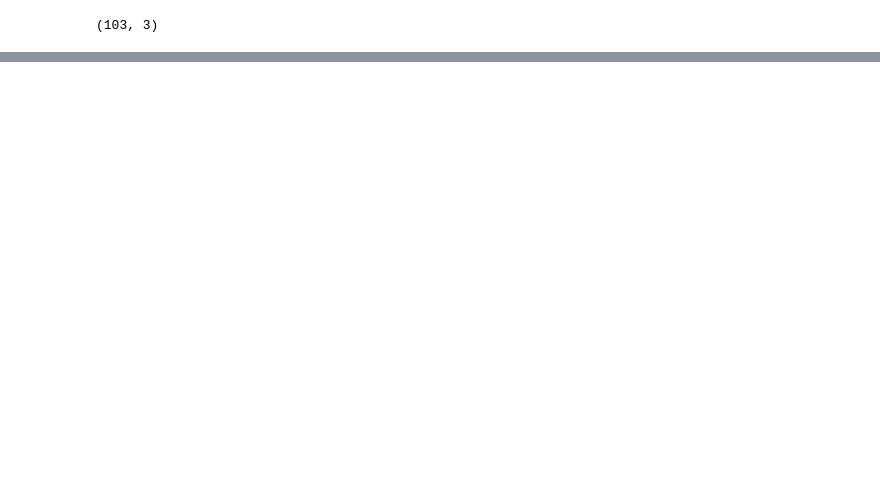
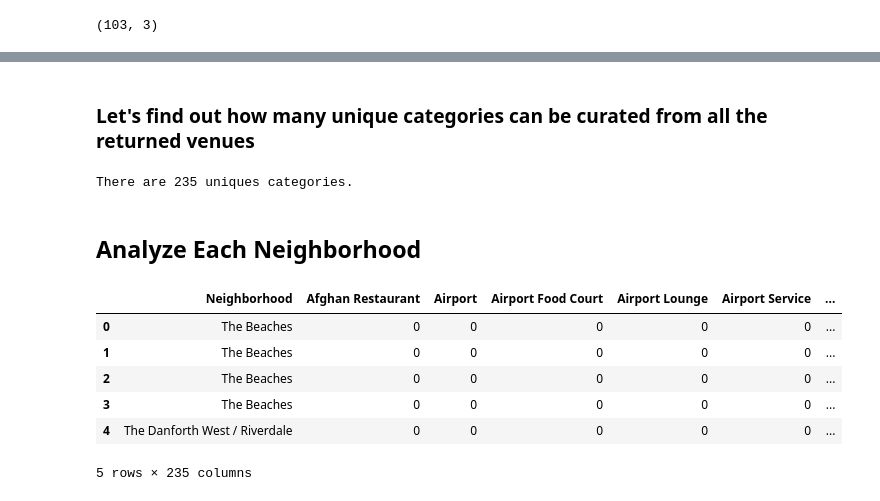
Before and after one commit to dmay13/Coursera_Capstone, a Jupyter notebook: Week 3 Part 1.ipynb, the cells around one changed output, grey strips where cells are left out. Drawn from its saved outputs; the diff is of its cells as text; code cells hidden in the pictures; blank space fills up the shorter version.

```diff
--- a/Week 3 Part 1.ipynb
+++ b/Week 3 Part 1.ipynb
@@ -146,0 +225,4 @@ neighborhoods.shape
+# %%
+# Explore and cluster the neighborhoods in Toronto. Working with only boroughs that contain the word Toronto
+neigh_latlong = neigh_latlong[neigh_latlong['Borough'].str.contains("Toronto", case=False)]
+neigh_latlong.head()
@@ -146,0 +352,25 @@ neighborhoods.shape
+# %% [markdown]
+### Let's find out how many unique categories can be curated from all the returned venues
+# %%
+print('There are {} uniques categories.'.format(len(toronto_venues['Venue Category'].unique())))
+# %% [output]
+There are 235 uniques categories.
+# %% [markdown]
+## Analyze Each Neighborhood
+# %%
+# Convert each category to one hot
+toronto_one_hot = pd.get_dummies(toronto_venues[['Venue Category']], prefix="", prefix_sep="")
+# Add neighborhood back
+toronto_one_hot['Neighborhood'] = toronto_venues['Neighborhood']
+# move neighborhood column to the first column
+toronto_one_hot = toronto_one_hot.set_index('Neighborhood').reset_index()
+
+toronto_one_hot.head()
+# %% [output]
+|  | Neighborhood | Afghan Restaurant | Airport | Airport Food Court | Airport Lounge | Airport Service | ... |
+| 0 | The Beaches | 0 | 0 | 0 | 0 | 0 | ... |
+| 1 | The Beaches | 0 | 0 | 0 | 0 | 0 | ... |
+| 2 | The Beaches | 0 | 0 | 0 | 0 | 0 | ... |
+| 3 | The Beaches | 0 | 0 | 0 | 0 | 0 | ... |
+| 4 | The Danforth West / Riverdale | 0 | 0 | 0 | 0 | 0 | ... |
+5 rows × 235 columns
```
Also changed, not shown: parts of 54 cells of this notebook.
